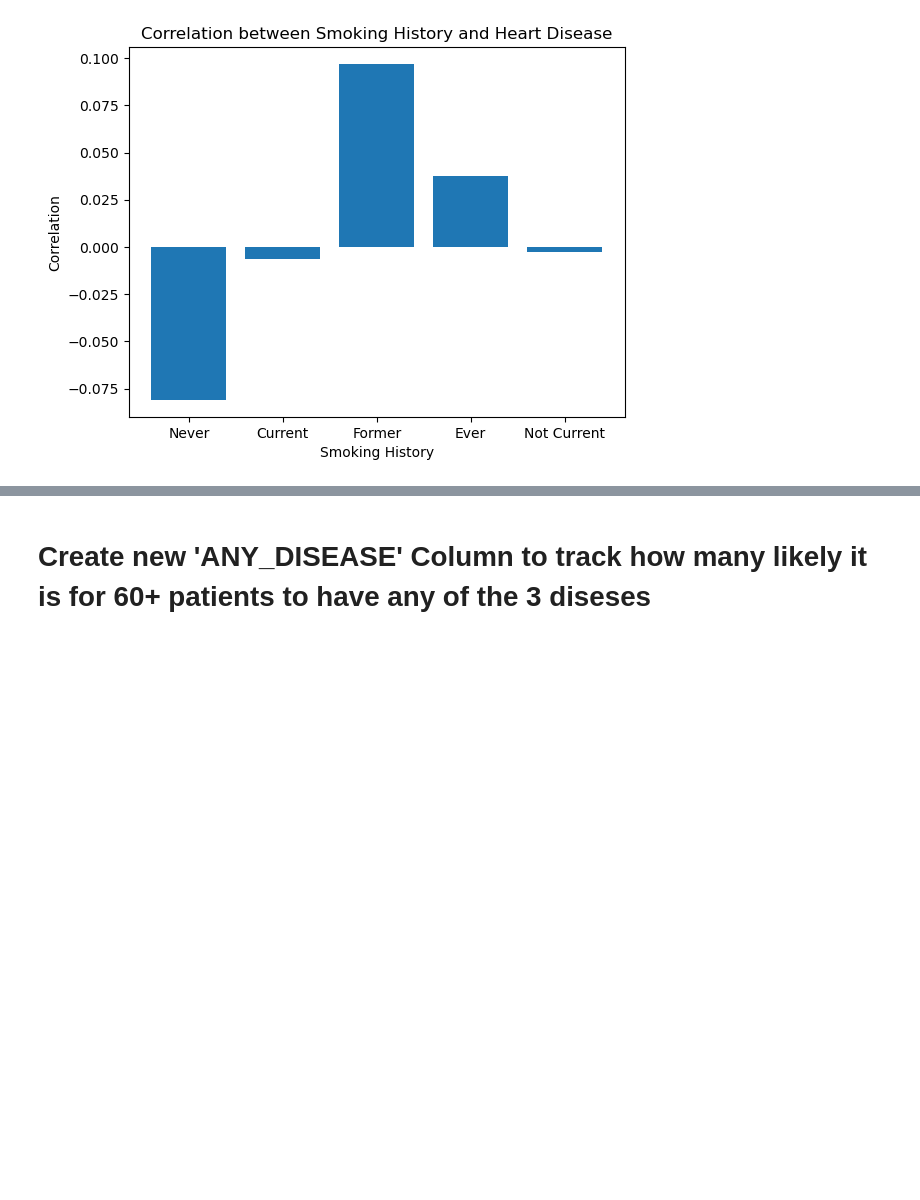
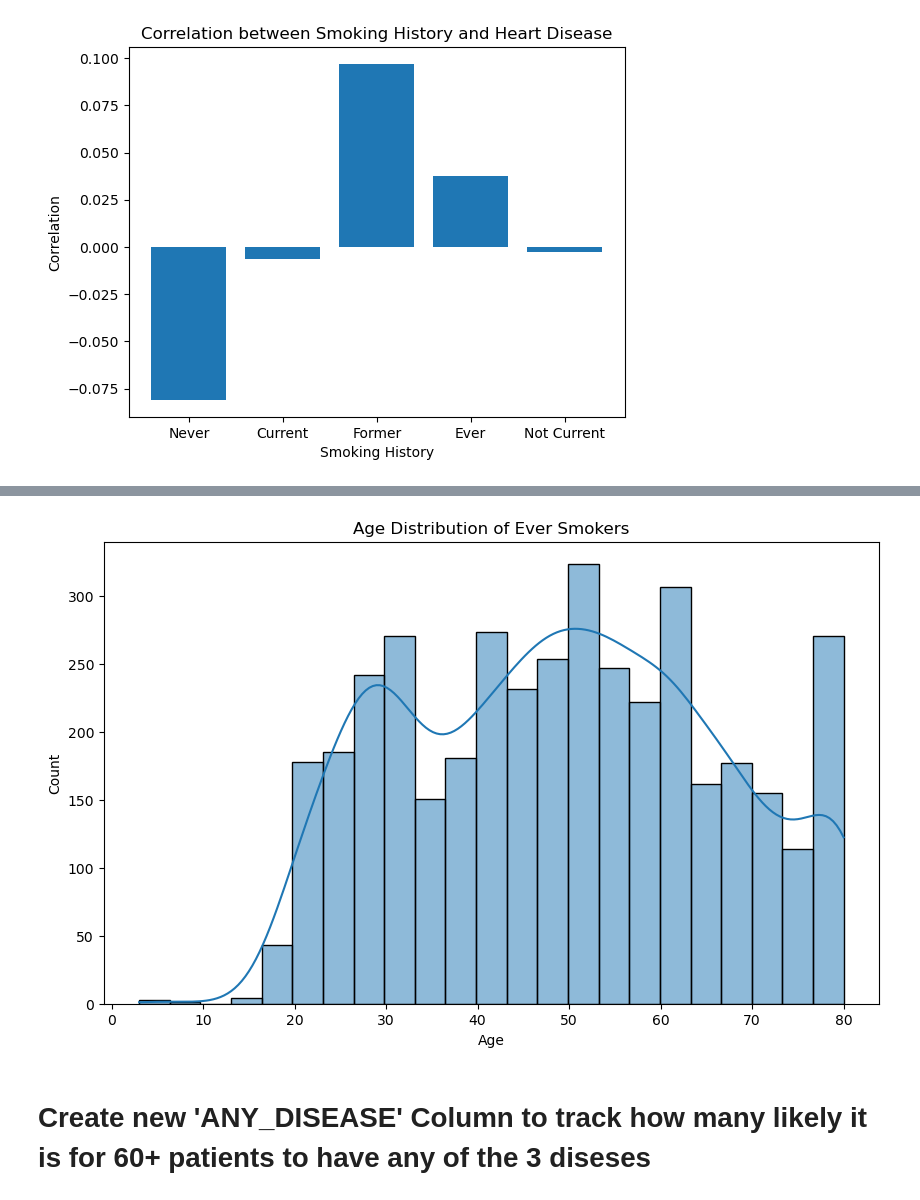
Before and after one commit to ktennant5378/Group-Project-1, a Jupyter notebook: PPP.ipynb, the cells around one changed output, grey strips where cells are left out. Cells and saved outputs as stored; diff of their text form; code cells hidden in the pictures; blank space fills up the shorter version.

```diff
--- a/PPP.ipynb
+++ b/PPP.ipynb
@@ -309,3 +351,17 @@ plt.show()
+# %%
+# Create a dataframe with only Ever smokers
+ever_smokers_df = healthcare_dataset_smoke_df[healthcare_dataset_smoke_df['SMOKING_HISTORY'] == 'ever']
+ever_smokers_df.head(9197)
+
+# Age distribution of ever smokers
+plt.figure(figsize=(10, 6))
+sns.histplot(ever_smokers_df['AGE'], kde=True)
+plt.title('Age Distribution of Ever Smokers')
+plt.xlabel('Age')
+plt.ylabel('Count')
+plt.show()
+# %% [output]
+[figure, added]
 # %% [markdown]
 # Create new 'ANY_DISEASE' Column to track how many likely it is for 60+ patients to have any of the 3 diseses
 # %%
```
Also changed, not shown: parts of 7 cells of this notebook.
